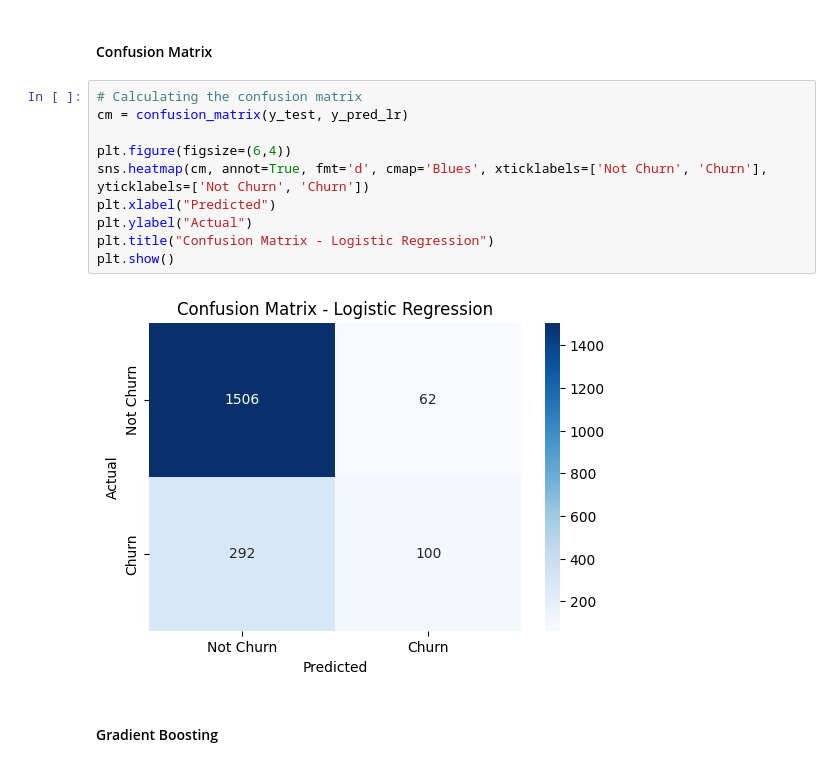
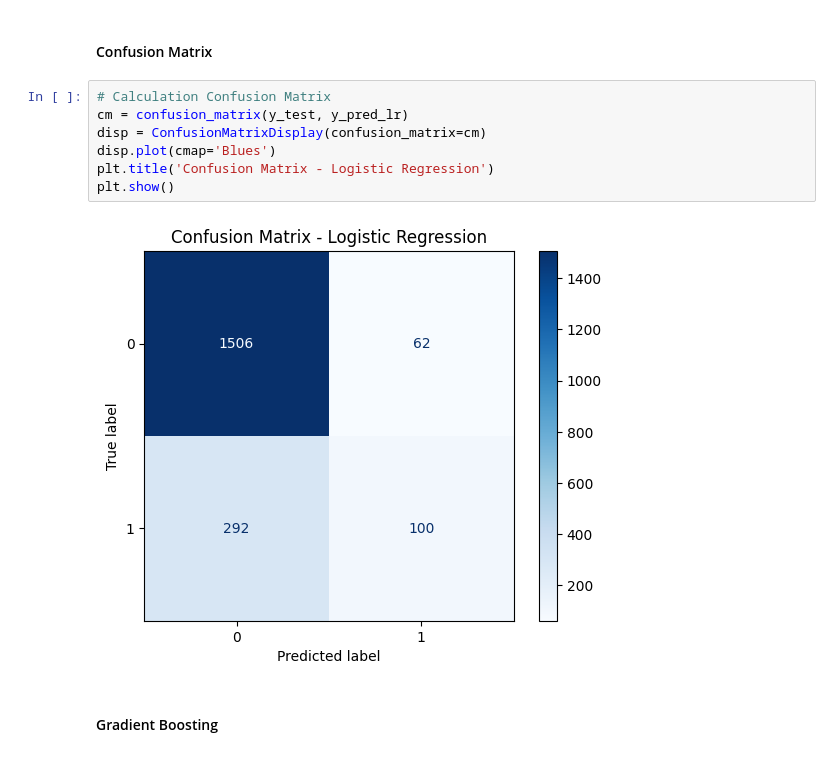
Before and after one commit to ghsaberr/customer-churn-prediction, a Jupyter notebook: customer-churn-prediction.ipynb, the cells around one changed output. Drawn from its saved outputs; the diff is of its cells as text.

Commit message:
Visualization

```diff
--- a/customer-churn-prediction.ipynb
+++ b/customer-churn-prediction.ipynb
@@ -599,17 +602,14 @@ plt.show()
 # %% [markdown]
 #### Confusion Matrix
 # %%
-# Calculating the confusion matrix
+# Calculation Confusion Matrix
 cm = confusion_matrix(y_test, y_pred_lr)
-
-plt.figure(figsize=(6,4))
-sns.heatmap(cm, annot=True, fmt='d', cmap='Blues', xticklabels=['Not Churn', 'Churn'], yticklabels=['Not Churn', 'Churn'])
-plt.xlabel("Predicted")
-plt.ylabel("Actual")
-plt.title("Confusion Matrix - Logistic Regression")
+disp = ConfusionMatrixDisplay(confusion_matrix=cm)
+disp.plot(cmap='Blues')
+plt.title('Confusion Matrix - Logistic Regression')
 plt.show()
 # %% [output]
-[figure, old version]
+[figure, new version]
 # %% [markdown]
 #### Gradient Boosting
 # %%
```
Also changed, not shown: parts of 6 cells of this notebook.
